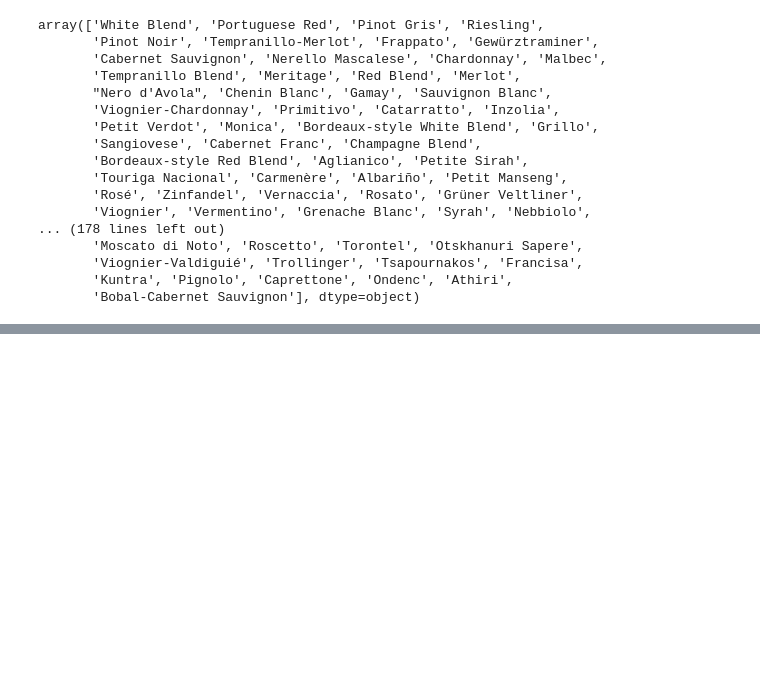
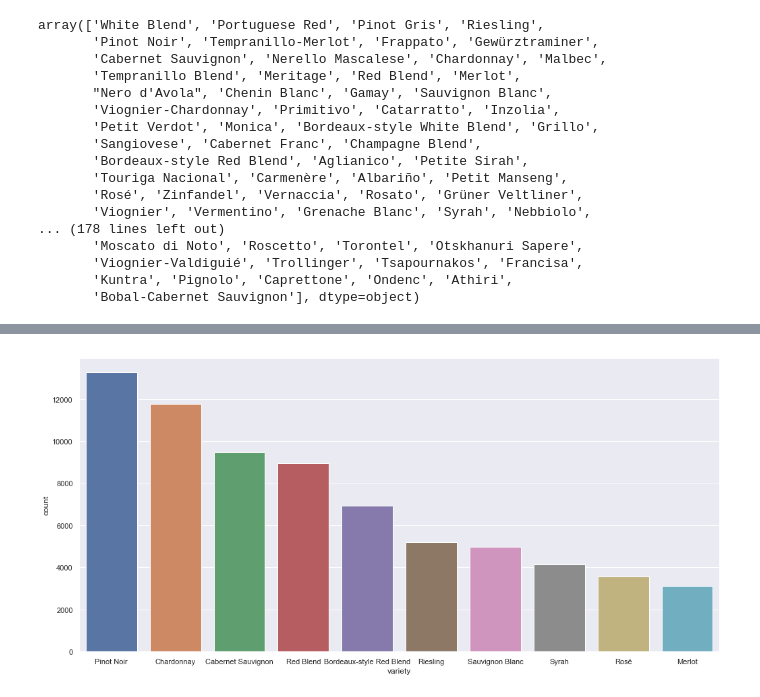
Before and after one commit to miyamuse/wine-blog, a Jupyter notebook: index.ipynb, the cells around one changed output, grey strips where cells are left out. Drawn from its saved outputs; the diff is of its cells as text; code cells hidden in the pictures; blank space fills up the shorter version.

```diff
--- a/index.ipynb
+++ b/index.ipynb
@@ -99,0 +107,5 @@ array(['White Blend', 'Portuguese Red', 'Pinot Gris', 'Riesling',
+# %%
+sns.set(rc={'figure.figsize':(17,8)})
+ax = sns.countplot(x="variety", data=wine, order=wine["variety"].value_counts().iloc[:10].index)
+# %% [output]
+[figure, added]
```
Also changed, not shown: parts of 9 cells of this notebook, 1 other file.
